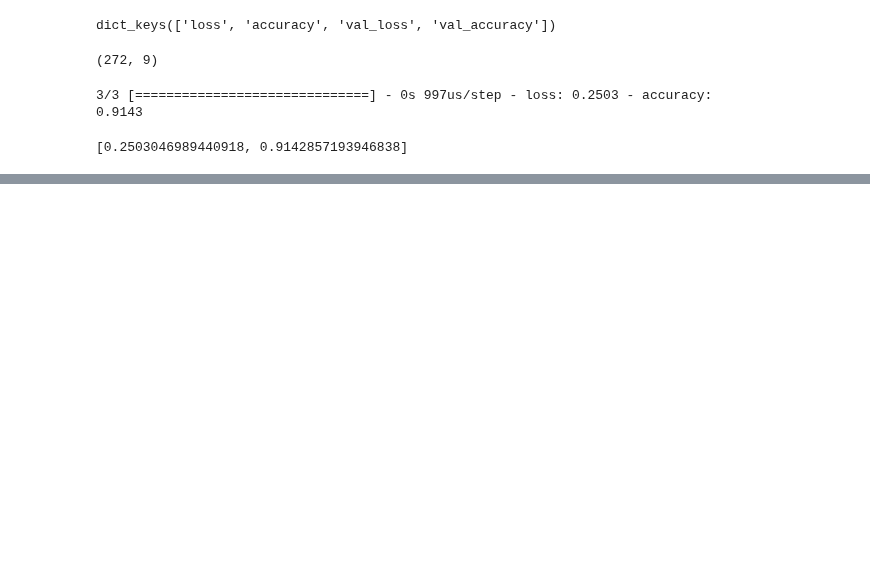
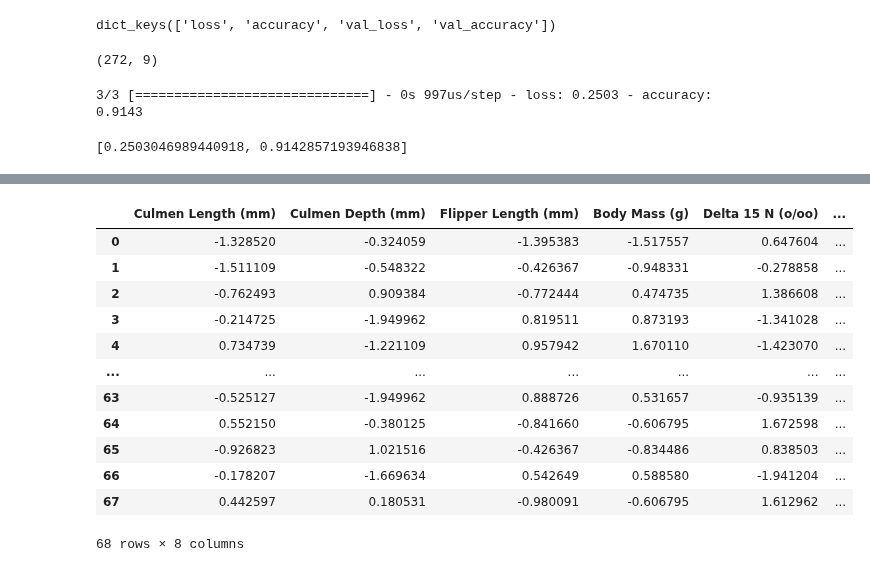
Before and after one commit to Tahuubinh/ML_HUST_PROJECT, a Jupyter notebook: code/ANN.ipynb, the cells around one changed output, grey strips where cells are left out. Saved outputs shown, nothing was run; the diff lists cells and outputs as text; code cells hidden in the pictures; blank space fills up the shorter version.

```diff
--- a/code/ANN.ipynb
+++ b/code/ANN.ipynb
@@ -162,0 +306,16 @@ results
+# %%
+pd.read_csv('../data/' + save_folder + '/train_data_' + str(50) + '_valid.csv')
+# %% [output]
+|  | Culmen Length (mm) | Culmen Depth (mm) | Flipper Length (mm) | Body Mass (g) | Delta 15 N (o/oo) | ... |
+| 0 | -1.328520 | -0.324059 | -1.395383 | -1.517557 | 0.647604 | ... |
+| 1 | -1.511109 | -0.548322 | -0.426367 | -0.948331 | -0.278858 | ... |
+| 2 | -0.762493 | 0.909384 | -0.772444 | 0.474735 | 1.386608 | ... |
+| 3 | -0.214725 | -1.949962 | 0.819511 | 0.873193 | -1.341028 | ... |
+| 4 | 0.734739 | -1.221109 | 0.957942 | 1.670110 | -1.423070 | ... |
+| ... | ... | ... | ... | ... | ... | ... |
+| 63 | -0.525127 | -1.949962 | 0.888726 | 0.531657 | -0.935139 | ... |
+| 64 | 0.552150 | -0.380125 | -0.841660 | -0.606795 | 1.672598 | ... |
+| 65 | -0.926823 | 1.021516 | -0.426367 | -0.834486 | 0.838503 | ... |
+| 66 | -0.178207 | -1.669634 | 0.542649 | 0.588580 | -1.941204 | ... |
+| 67 | 0.442597 | 0.180531 | -0.980091 | -0.606795 | 1.612962 | ... |
+68 rows × 8 columns
```
Also changed, not shown: parts of 14 cells of this notebook, 4 other files.
